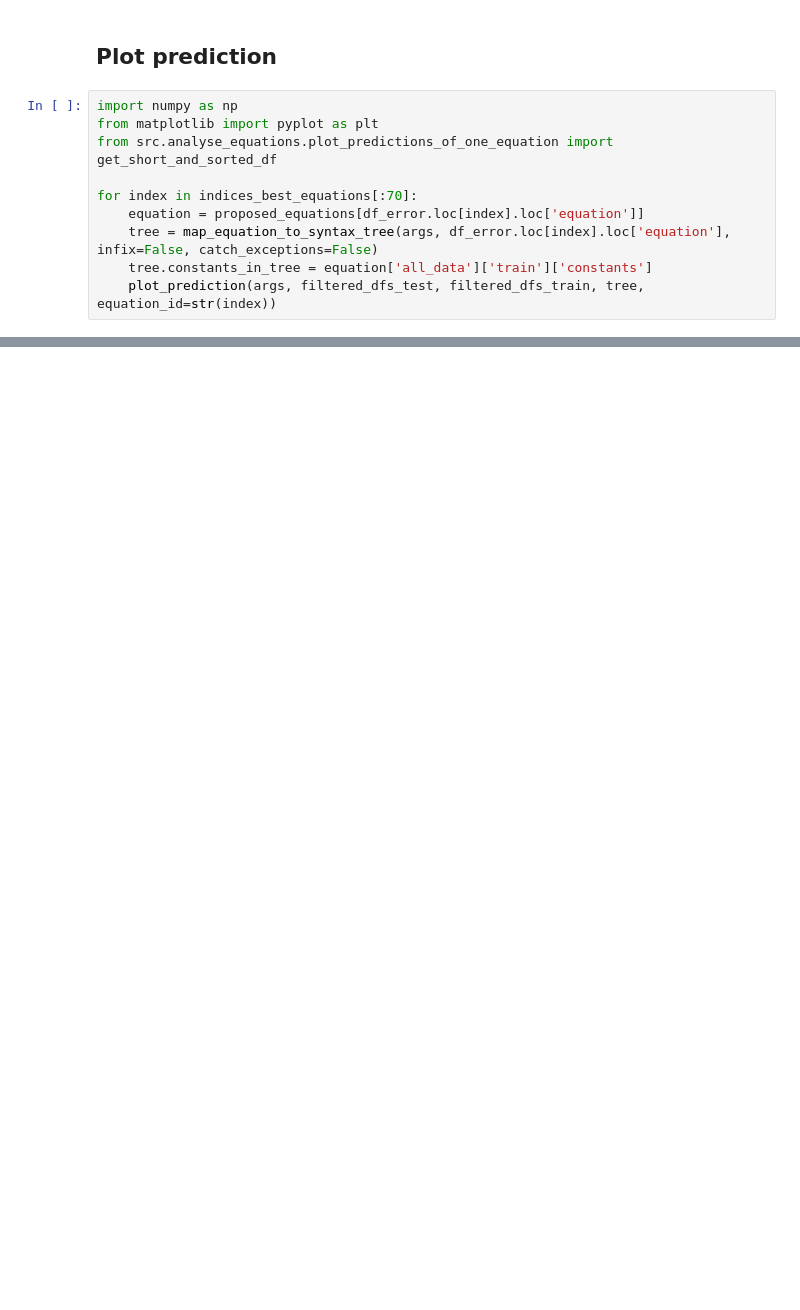
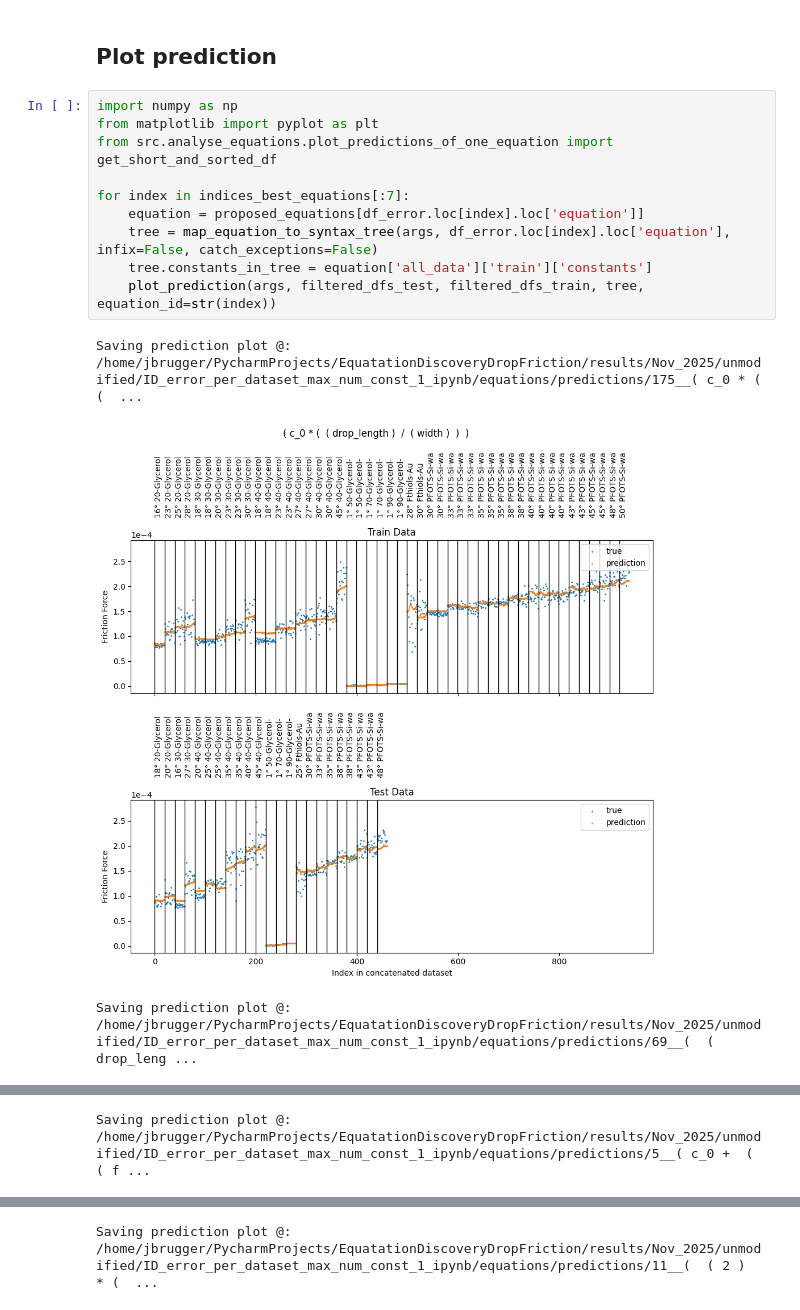
Before and after one commit to BayremAg/EquationDiscoveryDropFriction, a Jupyter notebook: src/analyse_equations/analyse_equations.ipynb, the cells around one changed output, grey strips where cells are left out. Cells and saved outputs as stored; diff of their text form; blank space fills up the shorter version.

Commit message:
save output of analyse_equations.ipynb as analyse_equations.html

```diff
--- a/src/analyse_equations/analyse_equations.ipynb
+++ b/src/analyse_equations/analyse_equations.ipynb
@@ -195,10 +481,14 @@ print_units_of_one_equation(args, df_error, index, proposed_equations)
 # %%
 import numpy as np
 from matplotlib import pyplot as plt
 from src.analyse_equations.plot_predictions_of_one_equation import get_short_and_sorted_df
 
-for index in indices_best_equations[:70]:
+for index in indices_best_equations[:7]:
     equation = proposed_equations[df_error.loc[index].loc['equation']]
     tree = map_equation_to_syntax_tree(args, df_error.loc[index].loc['equation'], infix=False, catch_exceptions=False)
     tree.constants_in_tree = equation['all_data']['train']['constants']
     plot_prediction(args, filtered_dfs_test, filtered_dfs_train, tree, equation_id=str(index))
+# %% [output]
+Saving prediction plot @: /home/jbrugger/PycharmProjects/EquatationDiscoveryDropFriction/results/Nov_2025/unmodified/ID_error_per_dataset_max_num_const_1_ipynb/equations/predictions/175__( c_0 * (  (  ...
+[figure, added]
+Saving prediction plot @: /home/jbrugger/PycharmProjects/EquatationDiscoveryDropFriction/results/Nov_2025/unmodified/ID_error_per_dataset_max_num_const_1_ipynb/equations/predictions/69__(  ( drop_leng ...
@@ -204,0 +496 @@ for index in indices_best_equations[:70]:
+Saving prediction plot @: /home/jbrugger/PycharmProjects/EquatationDiscoveryDropFriction/results/Nov_2025/unmodified/ID_error_per_dataset_max_num_const_1_ipynb/equations/predictions/5__( c_0 +  (  ( f ...
@@ -204,0 +498 @@ for index in indices_best_equations[:70]:
+Saving prediction plot @: /home/jbrugger/PycharmProjects/EquatationDiscoveryDropFriction/results/Nov_2025/unmodified/ID_error_per_dataset_max_num_const_1_ipynb/equations/predictions/11__(  ( 2 )  * (  ...
```
Also changed, not shown: parts of 16 cells of this notebook, 1 other file.
